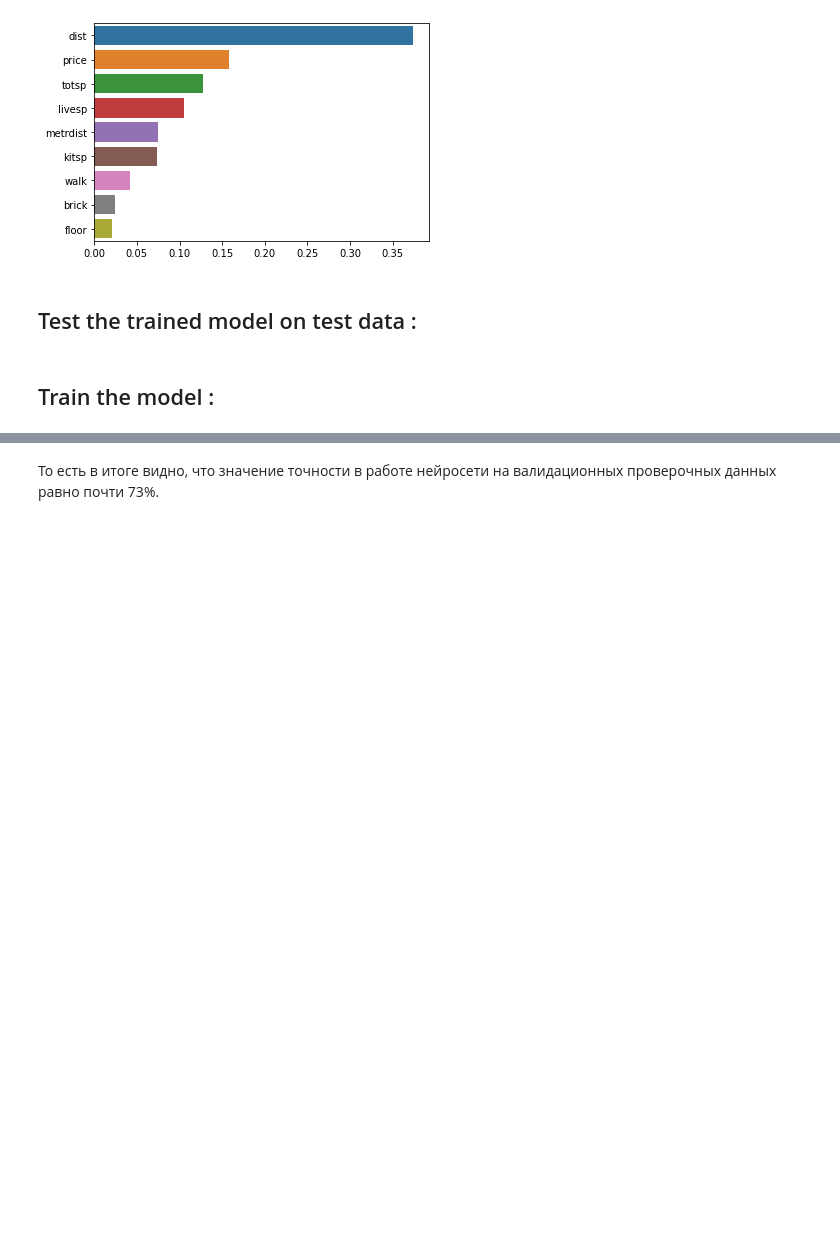
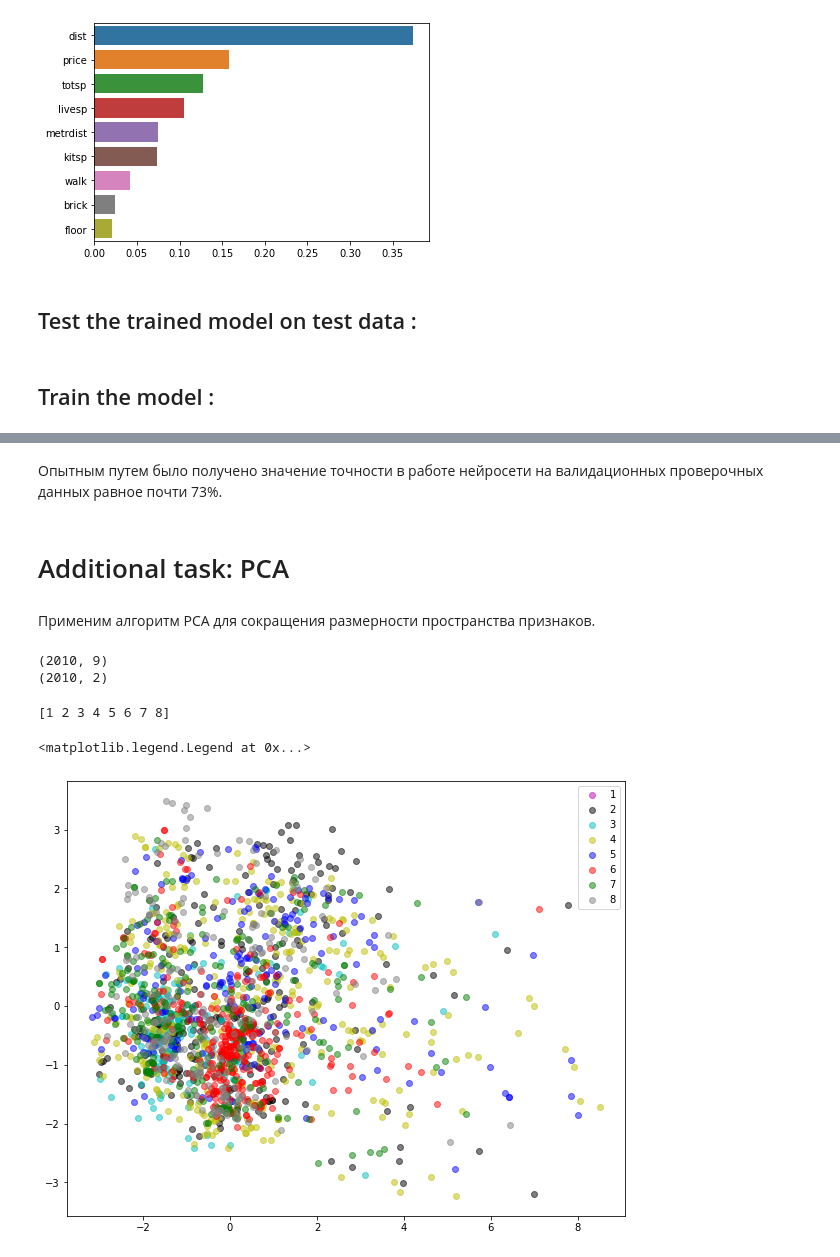
Before and after one commit to EvaKolosova/MachineLearningCourse, a Jupyter notebook: PriceOfFlatsInMoscow.ipynb, the cells around one changed output, grey strips where cells are left out. Saved outputs shown, nothing was run; the diff lists cells and outputs as text; code cells hidden in the pictures; blank space fills up the shorter version.

```diff
--- a/PriceOfFlatsInMoscow.ipynb
+++ b/PriceOfFlatsInMoscow.ipynb
@@ -557,2 +563,31 @@ print(list(zip(NN_model.metrics_names, score)))
 # %% [markdown]
-То есть в итоге видно, что значение точности в работе нейросети на валидационных проверочных данных равно почти 73%.
+Опытным путем было получено значение точности в работе нейросети на валидационных проверочных данных равное почти 73%.
+# %% [markdown]
+# Additional task: PCA
+# %% [markdown]
+Применим алгоритм PCA для сокращения размерности пространства признаков.
+# %%
+from sklearn.decomposition import PCA
+pca = PCA(n_components = 2)
+pca.fit(X)
+X_proj = pca.transform(X)
+print(X.shape)
+print(X_proj.shape)
+# %% [output]
+(2010, 9)
+(2010, 2)
+# %%
+y_names = np.unique(y)
+K = len(y_names)
+print(y_names)
+# %% [output]
+[1 2 3 4 5 6 7 8]
+# %%
+plt.figure(figsize = (10, 8))
+colors = ['m', 'k', 'c', 'y', 'b', 'r', 'g', 'gray']
+for k in range(8):
+    plt.scatter(X_proj[y == k, 0], X_proj[y == k, 1], color = colors[k], alpha = 0.5, label = y_names[k])
+plt.legend()
+# %% [output]
+<matplotlib.legend.Legend at 0x...>
+[figure, added]
```
Also changed, not shown: parts of 7 cells of this notebook.
